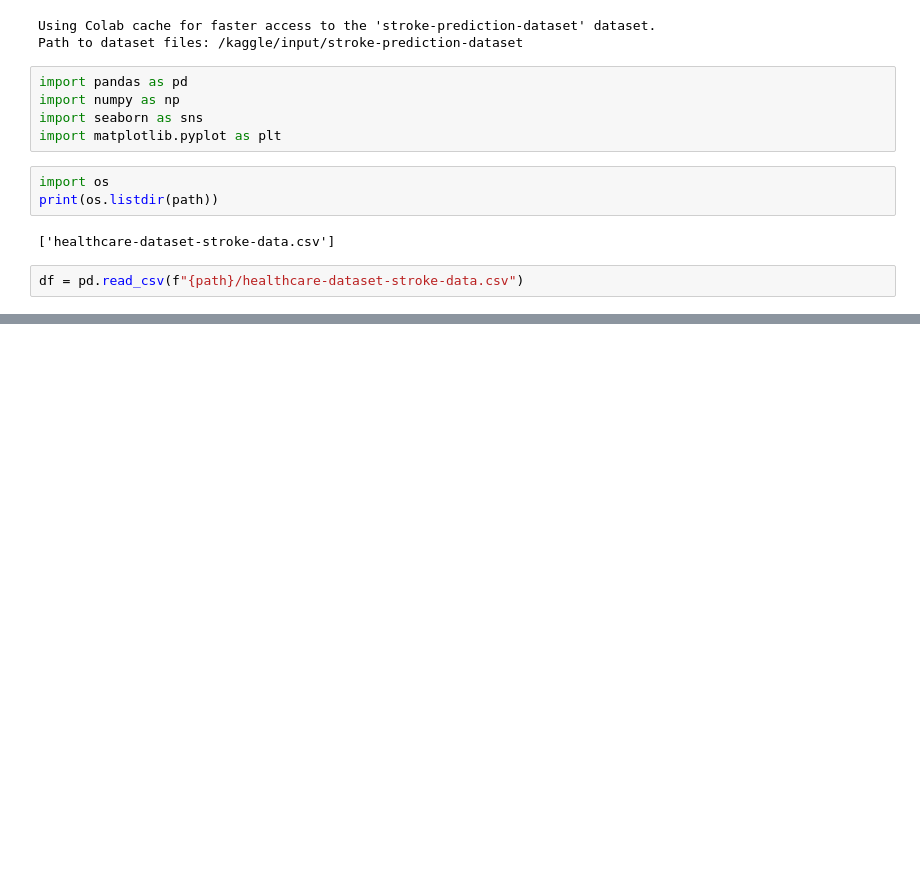
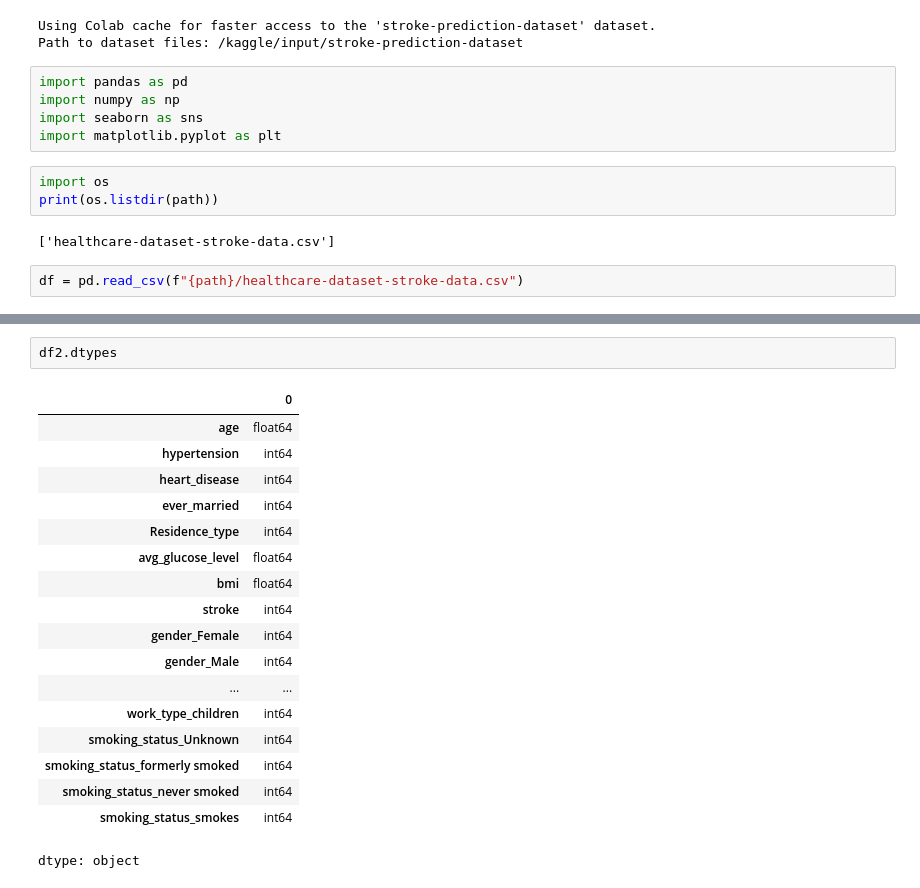
Before and after one commit to abhishekCS0024/React_Flask_ML, a Jupyter notebook: React_App.ipynb, the cells around one changed output, grey strips where cells are left out. Drawn from its saved outputs; the diff is of its cells as text; blank space fills up the shorter version.

```diff
--- a/React_App.ipynb
+++ b/React_App.ipynb
@@ -75,0 +166,21 @@ print(33)
+# %%
+df2.dtypes
+# %% [output]
+|  | 0 |
+| age | float64 |
+| hypertension | int64 |
+| heart_disease | int64 |
+| ever_married | int64 |
+| Residence_type | int64 |
+| avg_glucose_level | float64 |
+| bmi | float64 |
+| stroke | int64 |
+| gender_Female | int64 |
+| gender_Male | int64 |
+| ... | ... |
+| work_type_children | int64 |
+| smoking_status_Unknown | int64 |
+| smoking_status_formerly smoked | int64 |
+| smoking_status_never smoked | int64 |
+| smoking_status_smokes | int64 |
+dtype: object
```
Also changed, not shown: parts of 27 cells of this notebook.
